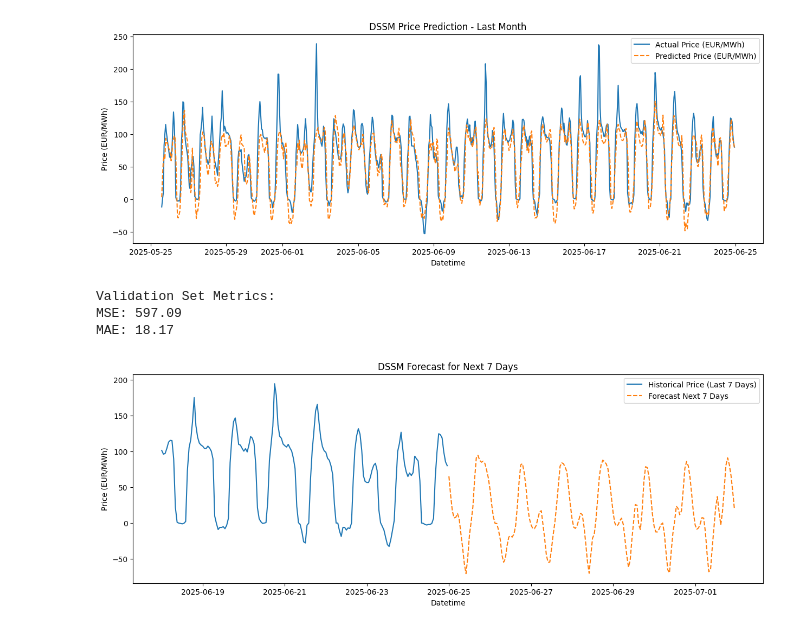
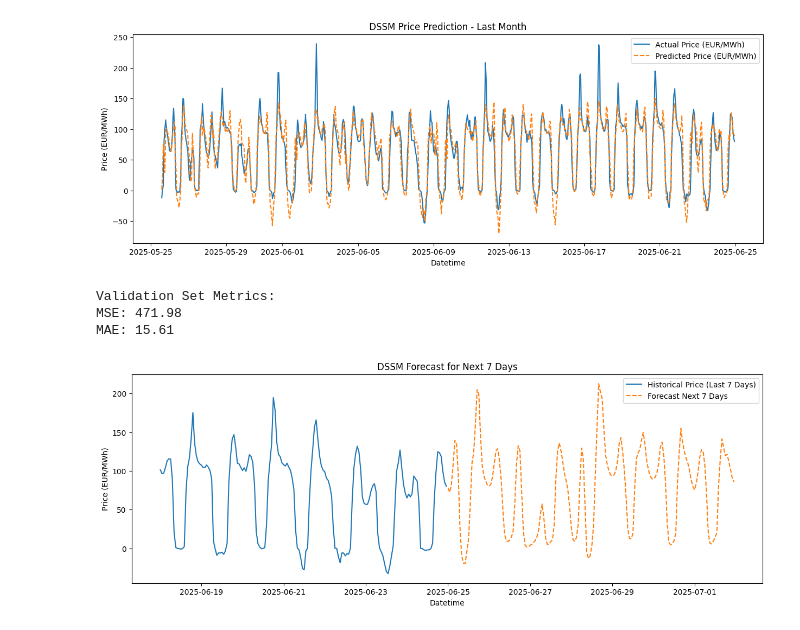
Before and after one commit to Nerboi/aml2025-group-15, a Jupyter notebook: notebooks/05_dssm_test3.ipynb, the cells around one changed output. Saved outputs shown, nothing was run; the diff lists cells and outputs as text; code cells hidden in the pictures.

```diff
--- a/notebooks/05_dssm_test3.ipynb
+++ b/notebooks/05_dssm_test3.ipynb
@@ -4,7 +4,7 @@ import numpy as np
 import torch
 import torch.nn as nn
 import torch.optim as optim
-from sklearn.preprocessing import StandardScaler
+from sklearn.preprocessing import StandardScaler, RobustScaler
 from torch.utils.data import DataLoader, Dataset
 import matplotlib.pyplot as plt
 
@@ -22,16 +22,25 @@ df["price_lag_1h"] = df["price_EUR_MWh"].shift(1)
 df = df.dropna()
 
 features = [
-    "temperature_2m", "wind_speed_180m", "wind_speed_120m", "direct_radiation",
-    "quantity_biomass", "quantity_fossil_gas", "quantity_fossil_hard_coal",
-    "quantity_hydro_run_of_river", "quantity_nuclear", "quantity_solar",
-    "quantity_waste", "quantity_wind_offshore", "quantity_wind_onshore",
+    "temperature_2m", "wind_speed_180m", "wind_speed_120m", "direct_radiation", "quantity_solar",
     "quantity_other", "price_lag_1h", "is_daytime", "sin_hour", "cos_hour", "quantity_MW"
 ]
 target = "price_EUR_MWh"
 
+# Splitting indices before scaling
+val_days = 30
+val_size = val_days * 24
+
+train_df = df.iloc[:-val_size]
+val_df = df.iloc[-val_size:]
+
+# Fit scalers ONLY on training data
 scaler_x = StandardScaler()
 scaler_y = StandardScaler()
 
-X = scaler_x.fit_transform(df[features])
-y = scaler_y.fit_transform(df[[target]])
+scaler_x.fit(train_df[features])
+scaler_y.fit(train_df[[target]])
+
+# Transform entire dataset safely
+X = scaler_x.transform(df[features])
+y = scaler_y.transform(df[[target]])
@@ -94,7 +115,7 @@ val_loader = DataLoader(val_dataset, batch_size=32, shuffle=False)
 # Model, optimizer, and loss function
 model = DSSM(input_dim=X.shape[1], state_dim=64, hidden_dim=64)
 optimizer = optim.Adam(model.parameters(), lr=0.001)
-criterion = nn.SmoothL1Loss()
+criterion = nn.L1Loss()
 
 # Training the model
 n_epochs = 30
@@ -167,7 +188,7 @@ plt.ylabel("Price (EUR/MWh)")
 plt.legend()
 plt.show()
 # %% [output]
-[figure, old version]
+[figure, new version]
 # %%
 from sklearn.metrics import mean_squared_error, mean_absolute_error
 
@@ -183,8 +204,8 @@ print(f"MSE: {mse:.2f}")
 print(f"MAE: {mae:.2f}")
 # %% [output]
 Validation Set Metrics:
-MSE: 597.09
-MAE: 18.17
+MSE: 471.98
+MAE: 15.61
 # %%
 import numpy as np
 import pandas as pd
@@ -246,32 +267,32 @@ for i in range(forecast_horizon):
     # Inject weather forecast if available
     weather_row = weather_df.loc[weather_df["datetime"] == new_datetime]
     if not weather_row.empty:
         for w_feat in weather_features:
             if w_feat in features:
                 idx_w = features.index(w_feat)
                 next_feature[idx_w] = weather_row.iloc[0][w_feat]
     else:
         print(f"No weather forecast for {new_datetime}, keeping last known values.")
 
     # Build new input sequence
     new_seq = np.vstack([shifted_seq, next_feature])
     current_seq = torch.tensor(new_seq, dtype=torch.float32).unsqueeze(0)
 
 # Create forecast datetimes
 forecast_datetimes = pd.date_range(
     start=df["datetime"].iloc[-1] + pd.Timedelta(hours=1),
     periods=forecast_horizon,
-    freq="H"
+    freq="h"
 )
 
 # Plot historical + forecast
 plt.figure(figsize=(15, 5))
 plt.plot(df["datetime"].iloc[-7*24:], df["price_EUR_MWh"].iloc[-7*24:], label="Historical Price (Last 7 Days)")
 plt.plot(forecast_datetimes, forecast_unscaled, label="Forecast Next 7 Days", linestyle="--")
 plt.title("DSSM Forecast for Next 7 Days")
 plt.xlabel("Datetime")
 plt.ylabel("Price (EUR/MWh)")
 plt.legend()
 plt.show()
 # %% [output]
-[figure, old version]
+[figure, new version]
```
Also changed, not shown: parts of 5 cells of this notebook.
